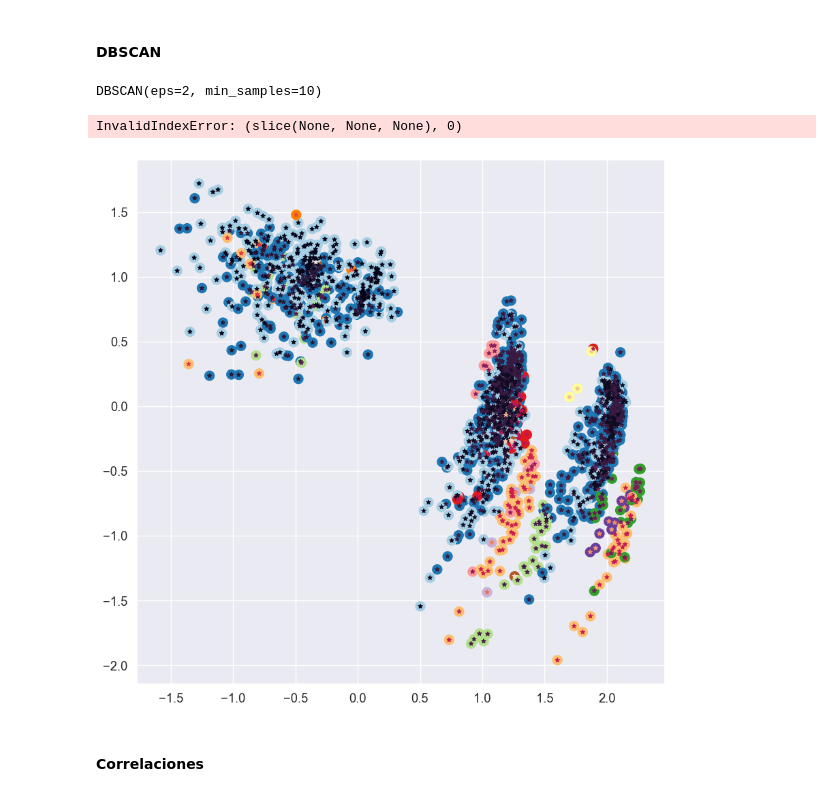
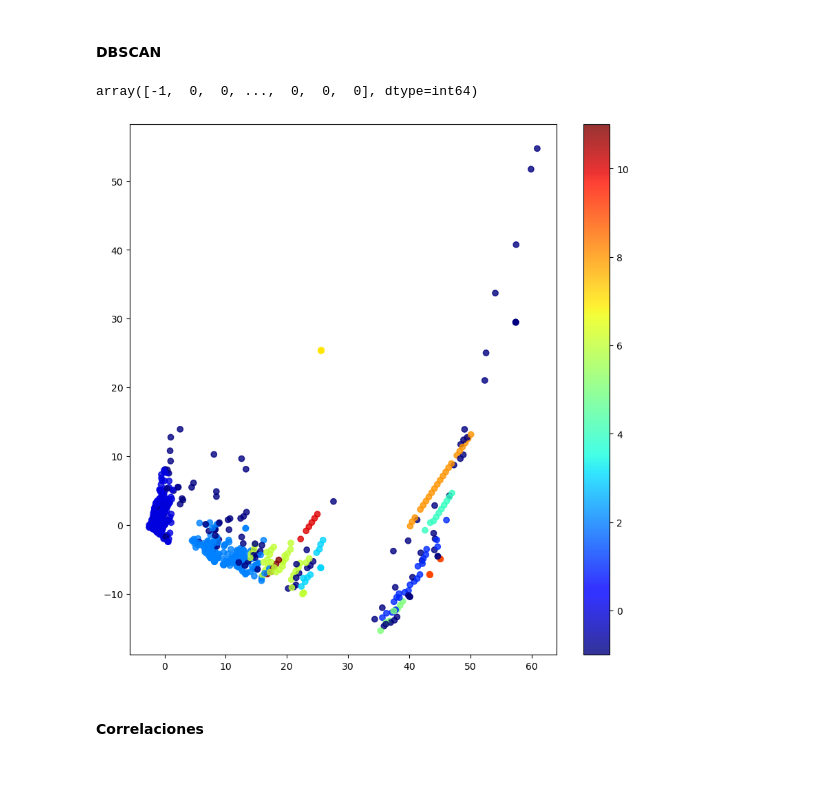
Before and after one commit to braiso-22/credit-card-fraud-detection, a Jupyter notebook: credit-card-fraud-detection.ipynb, the cells around one changed output. Saved outputs shown, nothing was run; the diff lists cells and outputs as text; code cells hidden in the pictures.

```diff
--- a/credit-card-fraud-detection.ipynb
+++ b/credit-card-fraud-detection.ipynb
@@ -200,10 +200,12 @@ plt.show()
 # import dbscan
 from sklearn.cluster import DBSCAN
 
-dbscan = DBSCAN(eps=2, min_samples=10)
-dbscan.fit(x)
+dbscan = DBSCAN(eps=6, min_samples=5)
+predict = dbscan.fit(x)
+y_pred = predict.labels_
+y_pred
 # %% [output]
-DBSCAN(eps=2, min_samples=10)
+array([-1,  0,  0, ...,  0,  0,  0], dtype=int64)
 # %%
 def plot_dbscan(dbscan, X, size, show_xlabels=True, show_ylabels=True):
     core_mask = np.zeros_like(dbscan.labels_, dtype=bool)
@@ -248,12 +235,12 @@ def plot_dbscan(dbscan, X, size, show_xlabels=True, show_ylabels=True):
 # %%
 plt.figure(figsize=(10, 10))
 
-#plt.subplot(122)
-plot_dbscan(dbscan, x, size=100)
+#plot_dbscan(dbscan, pca_x, size=100)
+plt.scatter(pca_x[:, 0], pca_x[:, 1], c=y_pred, cmap='jet', alpha=0.8)
+plt.colorbar()
 plt.show()
 # %% [output]
-InvalidIndexError: (slice(None, None, None), 0)
-[figure, old version]
+[figure, new version]
 # %% [markdown]
 #### Correlaciones
 # %% [markdown]
```
Also changed, not shown: parts of 5 cells of this notebook.
